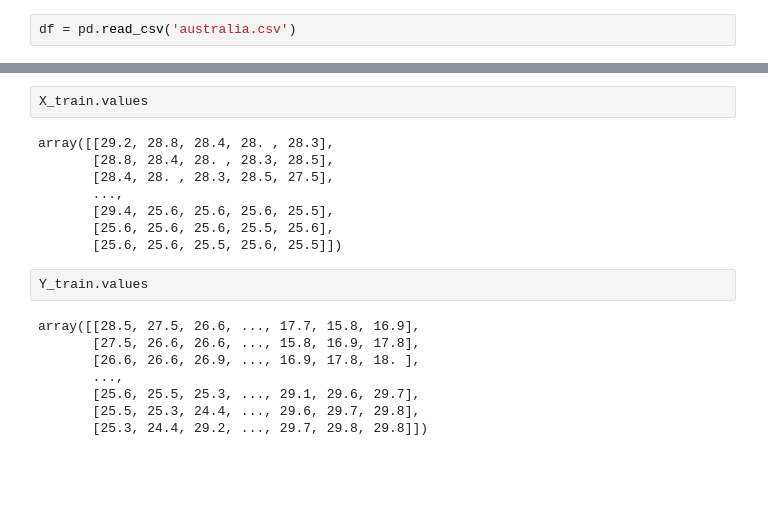
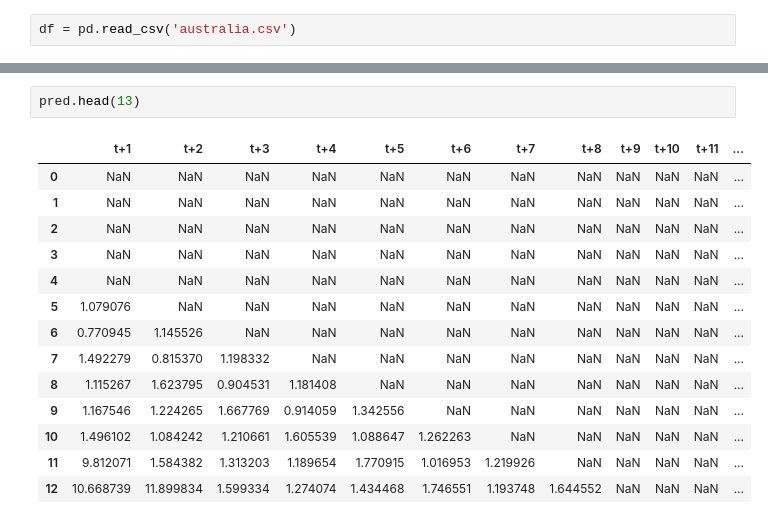
Before and after one commit to vitorp4/Data-Science, a Jupyter notebook: Regressão com MLP (serie temporal)/MLP (time series).ipynb, the cells around one changed output, grey strips where cells are left out. Cells and saved outputs as stored; diff of their text form; blank space fills up the shorter version.

```diff
--- a/Regressão com MLP (serie temporal)/MLP (time series).ipynb
+++ b/Regressão com MLP (serie temporal)/MLP (time series).ipynb
@@ -104,20 +86,17 @@ Y_test
-# %%
-X_train.values
-# %% [output]
-array([[29.2, 28.8, 28.4, 28. , 28.3],
-       [28.8, 28.4, 28. , 28.3, 28.5],
-       [28.4, 28. , 28.3, 28.5, 27.5],
-       ...,
-       [29.4, 25.6, 25.6, 25.6, 25.5],
-       [25.6, 25.6, 25.6, 25.5, 25.6],
-       [25.6, 25.6, 25.5, 25.6, 25.5]])
-# %%
-Y_train.values
-# %% [output]
-array([[28.5, 27.5, 26.6, ..., 17.7, 15.8, 16.9],
-       [27.5, 26.6, 26.6, ..., 15.8, 16.9, 17.8],
-       [26.6, 26.6, 26.9, ..., 16.9, 17.8, 18. ],
-       ...,
-       [25.6, 25.5, 25.3, ..., 29.1, 29.6, 29.7],
-       [25.5, 25.3, 24.4, ..., 29.6, 29.7, 29.8],
-       [25.3, 24.4, 29.2, ..., 29.7, 29.8, 29.8]])
+# %%
+pred.head(13)
+# %% [output]
+|  | t+1 | t+2 | t+3 | t+4 | t+5 | t+6 | t+7 | t+8 | t+9 | t+10 | t+11 | ... |
+| 0 | NaN | NaN | NaN | NaN | NaN | NaN | NaN | NaN | NaN | NaN | NaN | ... |
+| 1 | NaN | NaN | NaN | NaN | NaN | NaN | NaN | NaN | NaN | NaN | NaN | ... |
+| 2 | NaN | NaN | NaN | NaN | NaN | NaN | NaN | NaN | NaN | NaN | NaN | ... |
+| 3 | NaN | NaN | NaN | NaN | NaN | NaN | NaN | NaN | NaN | NaN | NaN | ... |
+| 4 | NaN | NaN | NaN | NaN | NaN | NaN | NaN | NaN | NaN | NaN | NaN | ... |
+| 5 | 1.079076 | NaN | NaN | NaN | NaN | NaN | NaN | NaN | NaN | NaN | NaN | ... |
+| 6 | 0.770945 | 1.145526 | NaN | NaN | NaN | NaN | NaN | NaN | NaN | NaN | NaN | ... |
+| 7 | 1.492279 | 0.815370 | 1.198332 | NaN | NaN | NaN | NaN | NaN | NaN | NaN | NaN | ... |
+| 8 | 1.115267 | 1.623795 | 0.904531 | 1.181408 | NaN | NaN | NaN | NaN | NaN | NaN | NaN | ... |
+| 9 | 1.167546 | 1.224265 | 1.667769 | 0.914059 | 1.342556 | NaN | NaN | NaN | NaN | NaN | NaN | ... |
+| 10 | 1.496102 | 1.084242 | 1.210661 | 1.605539 | 1.088647 | 1.262263 | NaN | NaN | NaN | NaN | NaN | ... |
+| 11 | 9.812071 | 1.584382 | 1.313203 | 1.189654 | 1.770915 | 1.016953 | 1.219926 | NaN | NaN | NaN | NaN | ... |
+| 12 | 10.668739 | 11.899834 | 1.599334 | 1.274074 | 1.434468 | 1.746551 | 1.193748 | 1.644552 | NaN | NaN | NaN | ... |
```
Also changed, not shown: parts of 8 cells of this notebook, 3 other files.
